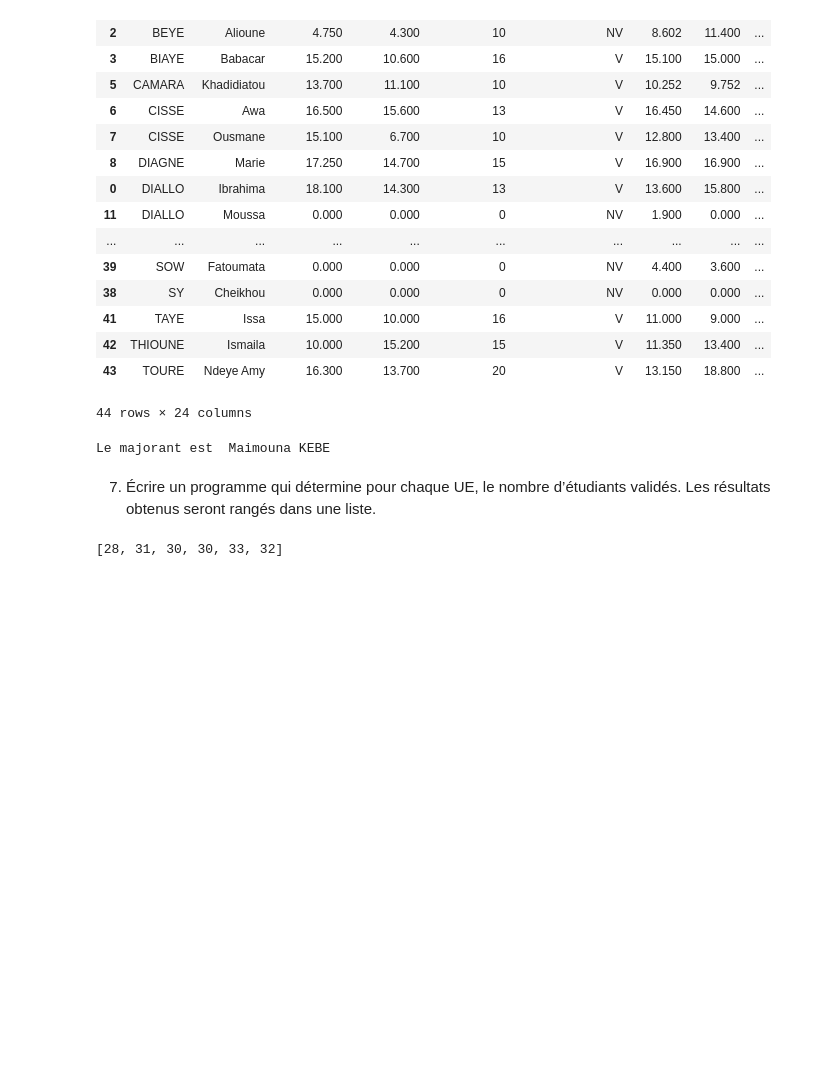
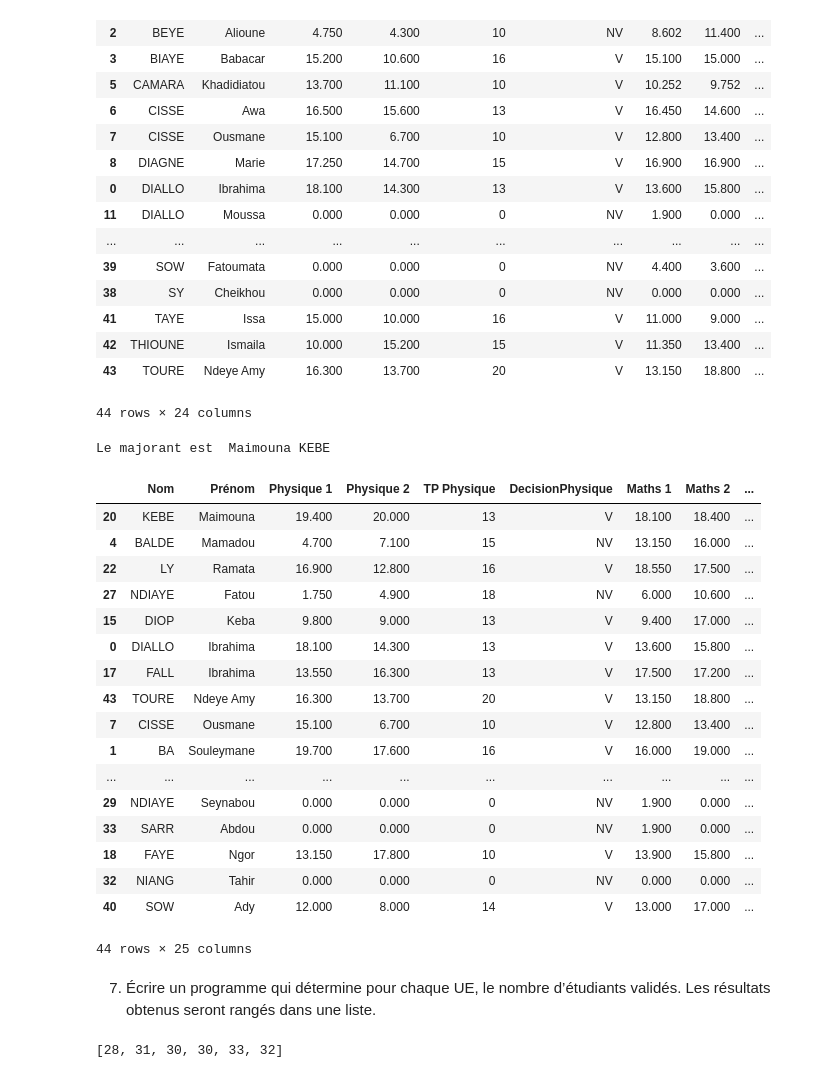
Before and after one commit to Bakhoumalbert/cas_pratiques, a Jupyter notebook: Essai_cas_pratique_2.ipynb, the cells around one changed output. Saved outputs shown, nothing was run; the diff lists cells and outputs as text; code cells hidden in the pictures; blank space fills up the shorter version.

```diff
--- a/Essai_cas_pratique_2.ipynb
+++ b/Essai_cas_pratique_2.ipynb
@@ -156,8 +157,35 @@ moyenne_semestre = np.nansum(note, axis=1)/len(note.columns)
 note_maxi = np.argmax(moyenne_semestre)
 majorant = resultats_final.loc[note_maxi]
 print("Le majorant est ", majorant[1], majorant[0])
+if "Moy_General" in resultats_final.columns:
+    del resultats_final['Moy_General']
+    resultats_final.insert(len(resultats_final.columns)-1, "Moy_General", moyenne_semestre, allow_duplicates = False)
+else:
+    resultats_final.insert(len(resultats_final.columns)-1, "Moy_General", moyenne_semestre, allow_duplicates = False)
 # %% [output]
 Le majorant est  Maimouna KEBE
+# %%
+resultats_final=resultats_final.sort_values(by = ["Moy_General", "Credits"], ascending = [False, False])
+resultats_final
+# %% [output]
+|  | Nom | Prénom | Physique 1 | Physique 2 | TP Physique | DecisionPhysique | Maths 1 | Maths 2 | ... |
+| 20 | KEBE | Maimouna | 19.400 | 20.000 | 13 | V | 18.100 | 18.400 | ... |
+| 4 | BALDE | Mamadou | 4.700 | 7.100 | 15 | NV | 13.150 | 16.000 | ... |
+| 22 | LY | Ramata | 16.900 | 12.800 | 16 | V | 18.550 | 17.500 | ... |
+| 27 | NDIAYE | Fatou | 1.750 | 4.900 | 18 | NV | 6.000 | 10.600 | ... |
+| 15 | DIOP | Keba | 9.800 | 9.000 | 13 | V | 9.400 | 17.000 | ... |
+| 0 | DIALLO | Ibrahima | 18.100 | 14.300 | 13 | V | 13.600 | 15.800 | ... |
+| 17 | FALL | Ibrahima | 13.550 | 16.300 | 13 | V | 17.500 | 17.200 | ... |
+| 43 | TOURE | Ndeye Amy | 16.300 | 13.700 | 20 | V | 13.150 | 18.800 | ... |
+| 7 | CISSE | Ousmane | 15.100 | 6.700 | 10 | V | 12.800 | 13.400 | ... |
+| 1 | BA | Souleymane | 19.700 | 17.600 | 16 | V | 16.000 | 19.000 | ... |
+| ... | ... | ... | ... | ... | ... | ... | ... | ... | ... |
+| 29 | NDIAYE | Seynabou | 0.000 | 0.000 | 0 | NV | 1.900 | 0.000 | ... |
+| 33 | SARR | Abdou | 0.000 | 0.000 | 0 | NV | 1.900 | 0.000 | ... |
+| 18 | FAYE | Ngor | 13.150 | 17.800 | 10 | V | 13.900 | 15.800 | ... |
+| 32 | NIANG | Tahir | 0.000 | 0.000 | 0 | NV | 0.000 | 0.000 | ... |
+| 40 | SOW | Ady | 12.000 | 8.000 | 14 | V | 13.000 | 17.000 | ... |
+44 rows × 25 columns
 # %% [markdown]
 7. Écrire un programme qui détermine pour chaque UE, le nombre d’étudiants validés. Les résultats obtenus seront rangés dans une liste.
 # %%
```
Also changed, not shown: parts of 3 cells of this notebook.
